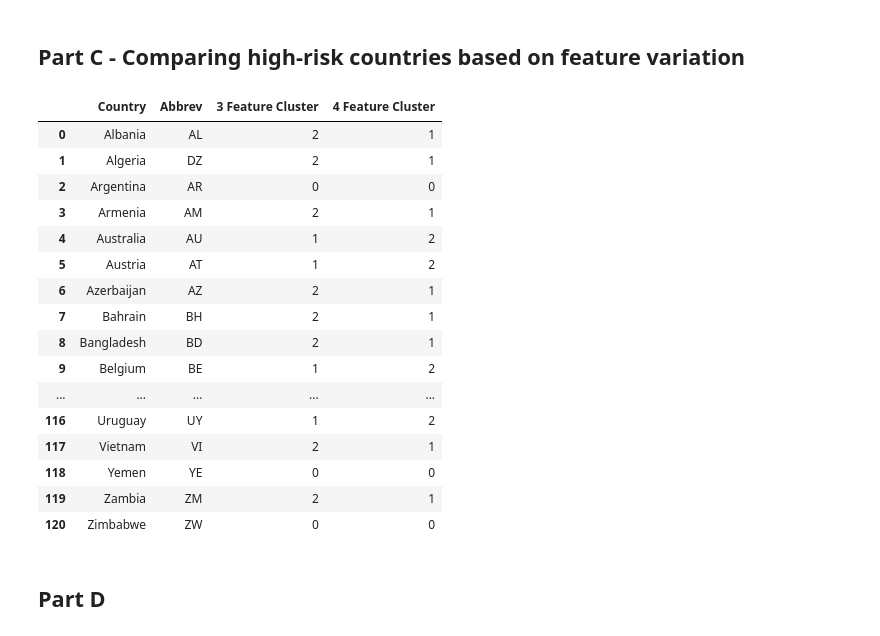
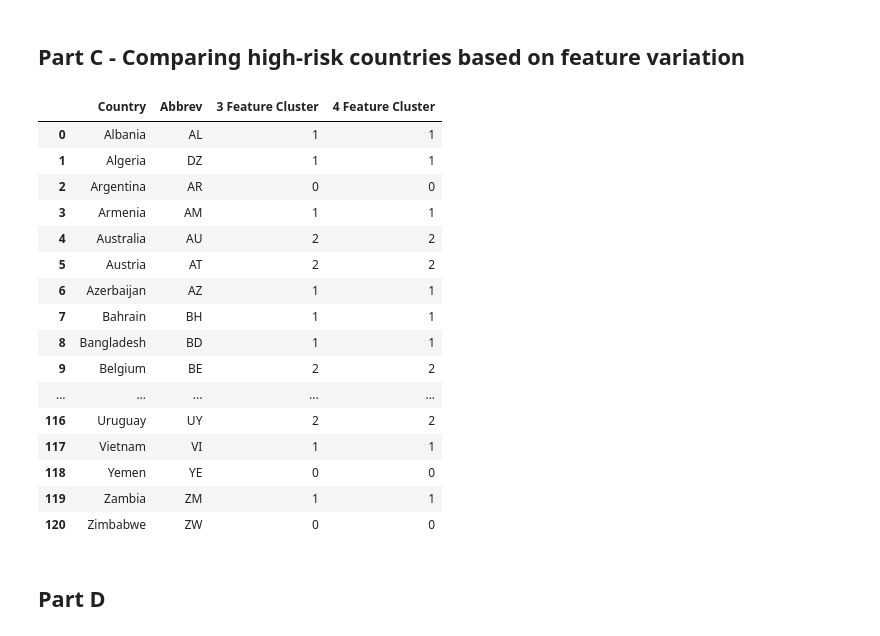
Before and after one commit to kanishsharma/rsm338, a Jupyter notebook: Assignment 2/CountryRisk_2019_kmeans_results.ipynb, the cells around one changed output. Saved outputs shown, nothing was run; the diff lists cells and outputs as text; code cells hidden in the pictures.

```diff
--- a/Assignment 2/CountryRisk_2019_kmeans_results.ipynb
+++ b/Assignment 2/CountryRisk_2019_kmeans_results.ipynb
@@ -530,40 +530,38 @@ with pd.option_context('display.max_rows', None, 'display.max_columns', 3):
 ## Part C - Comparing high-risk countries based on feature variation
 # %%
 features = raw[['Corruption', 'Peace', 'Legal', 'GDP Growth']]
-
 features_scaled = (features - features.mean())/ features.std()
 
-# Applying KMeans Clustering
-kmeans = KMeans(n_clusters=3, n_init=10, random_state=42)
+kmeans = KMeans(n_clusters=3, n_init=100, random_state=42)
 kmeans.fit(features_scaled)
 
 
 labels = kmeans.labels_
 
 feature4 = pd.DataFrame({'Country':raw['Country'], 'Abbrev':raw['Abbrev'], '3 Feature Cluster':labels})
 feature4_feature3_comp = pd.merge(feature4, result)
 feature4_feature3_comp = feature4_feature3_comp.rename(columns={'Label' : '4 Feature Cluster'})
 
 pd.set_option("display.max_rows", None)
 
 feature4_feature3_comp
 # %% [output]
 |  | Country | Abbrev | 3 Feature Cluster | 4 Feature Cluster |
-| 0 | Albania | AL | 2 | 1 |
-| 1 | Algeria | DZ | 2 | 1 |
+| 0 | Albania | AL | 1 | 1 |
+| 1 | Algeria | DZ | 1 | 1 |
 | 2 | Argentina | AR | 0 | 0 |
-| 3 | Armenia | AM | 2 | 1 |
-| 4 | Australia | AU | 1 | 2 |
-| 5 | Austria | AT | 1 | 2 |
-| 6 | Azerbaijan | AZ | 2 | 1 |
-| 7 | Bahrain | BH | 2 | 1 |
-| 8 | Bangladesh | BD | 2 | 1 |
-| 9 | Belgium | BE | 1 | 2 |
+| 3 | Armenia | AM | 1 | 1 |
+| 4 | Australia | AU | 2 | 2 |
+| 5 | Austria | AT | 2 | 2 |
+| 6 | Azerbaijan | AZ | 1 | 1 |
+| 7 | Bahrain | BH | 1 | 1 |
+| 8 | Bangladesh | BD | 1 | 1 |
+| 9 | Belgium | BE | 2 | 2 |
 | ... | ... | ... | ... | ... |
-| 116 | Uruguay | UY | 1 | 2 |
-| 117 | Vietnam | VI | 2 | 1 |
+| 116 | Uruguay | UY | 2 | 2 |
+| 117 | Vietnam | VI | 1 | 1 |
 | 118 | Yemen | YE | 0 | 0 |
-| 119 | Zambia | ZM | 2 | 1 |
+| 119 | Zambia | ZM | 1 | 1 |
 | 120 | Zimbabwe | ZW | 0 | 0 |
 # %% [markdown]
 ## Part D
```
Also changed, not shown: parts of 2 cells of this notebook, 9 other files.
